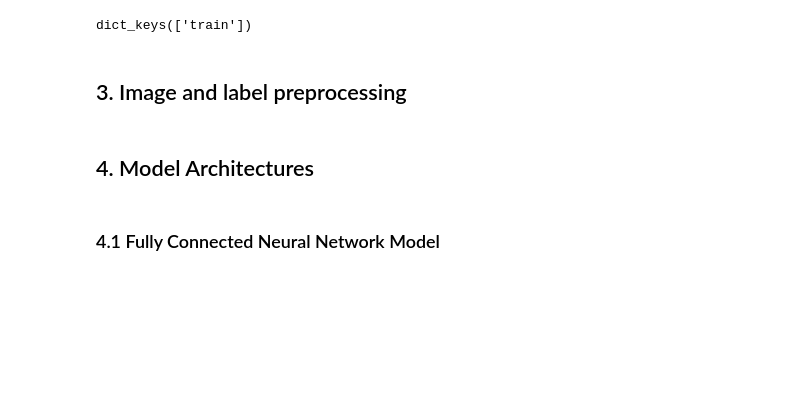
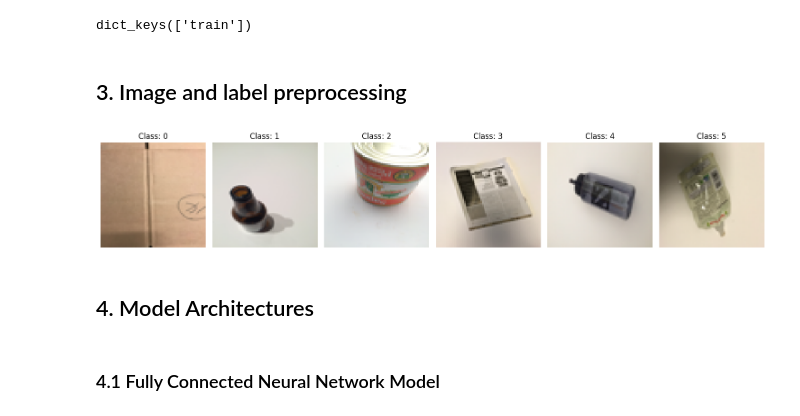
Before and after one commit to r-bernardo/QCNN-for-Waste-Classification-Using-TrashNet, a Jupyter notebook: QCNN_TrashNet.ipynb, the cells around one changed output. Saved outputs shown, nothing was run; the diff lists cells and outputs as text; code cells hidden in the pictures; blank space fills up the shorter version.

```diff
--- a/QCNN_TrashNet.ipynb
+++ b/QCNN_TrashNet.ipynb
@@ -96,0 +49,21 @@ valid_ds = valid_ds.batch(32).prefetch(tf.data.AUTOTUNE)
+# %%
+def preprocess_image(image):
+    image = image.resize((64, 64))
+    image = np.array(image)
+    return image
+
+processed_dataset = ds.map(lambda example: {'image': preprocess_image(example['image'])})
+
+def convert_to_tf_dataset(dataset, batch_size=32):
+    images = []
+    labels = []
+    for example in dataset['train']:
+      images.append(example['image'])
+      labels.append(example['label'])
+    images = np.array(images)
+    labels = np.array(labels)
+    dataset = tf.data.Dataset.from_tensor_slices((images, labels))
+    dataset = dataset.batch(batch_size)
+    return dataset
+
+tf_dataset = convert_to_tf_dataset(processed_dataset)
@@ -97,3 +76,22 @@ valid_ds = valid_ds.batch(32).prefetch(tf.data.AUTOTUNE)
+# %%
+labels = list(set(processed_dataset['train']['label']))
+
+fig, axes = plt.subplots(nrows=1, ncols=len(labels), figsize=(15, 5))
+
+for i, label in enumerate(labels):
+    for example in processed_dataset['train']:
+      if example['label'] == label:
+        image = example['image']
+        break
+
+    axes[i].imshow(image)
+    axes[i].set_title(f"Class: {label}")
+    axes[i].axis("off")
+
+plt.tight_layout()
+plt.show()
+# %% [output]
+[figure, added]
 # %% [markdown]
 ## 4. Model Architectures
 # %% [markdown]
```
Also changed, not shown: parts of 15 cells of this notebook.
